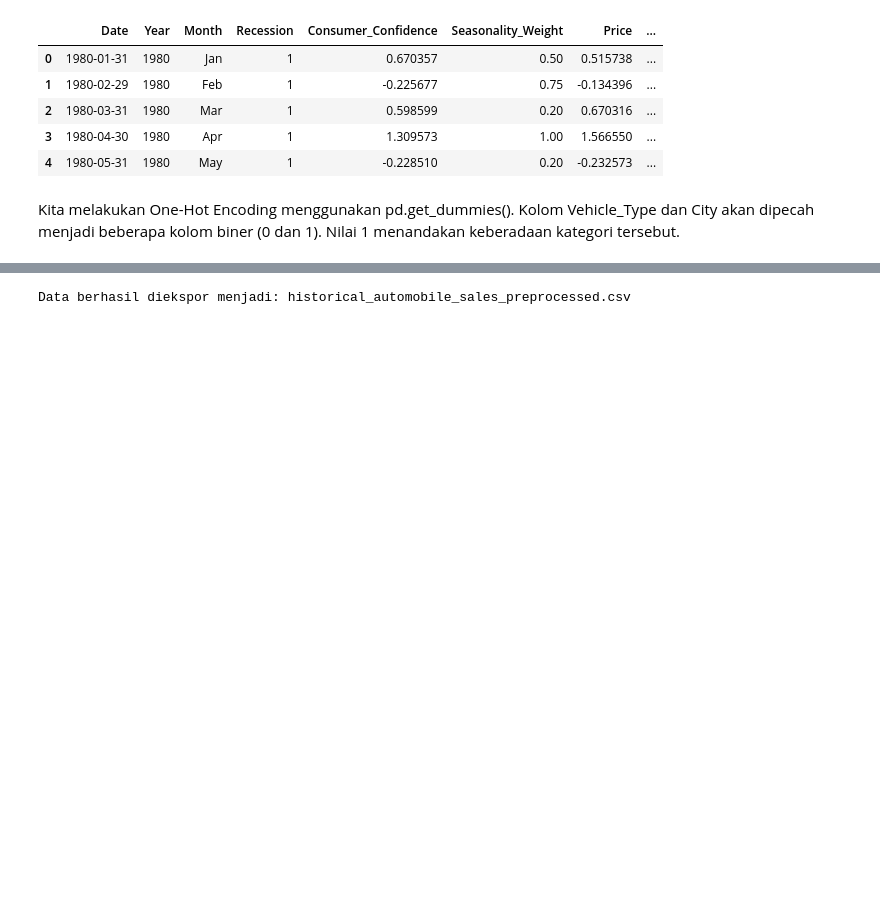
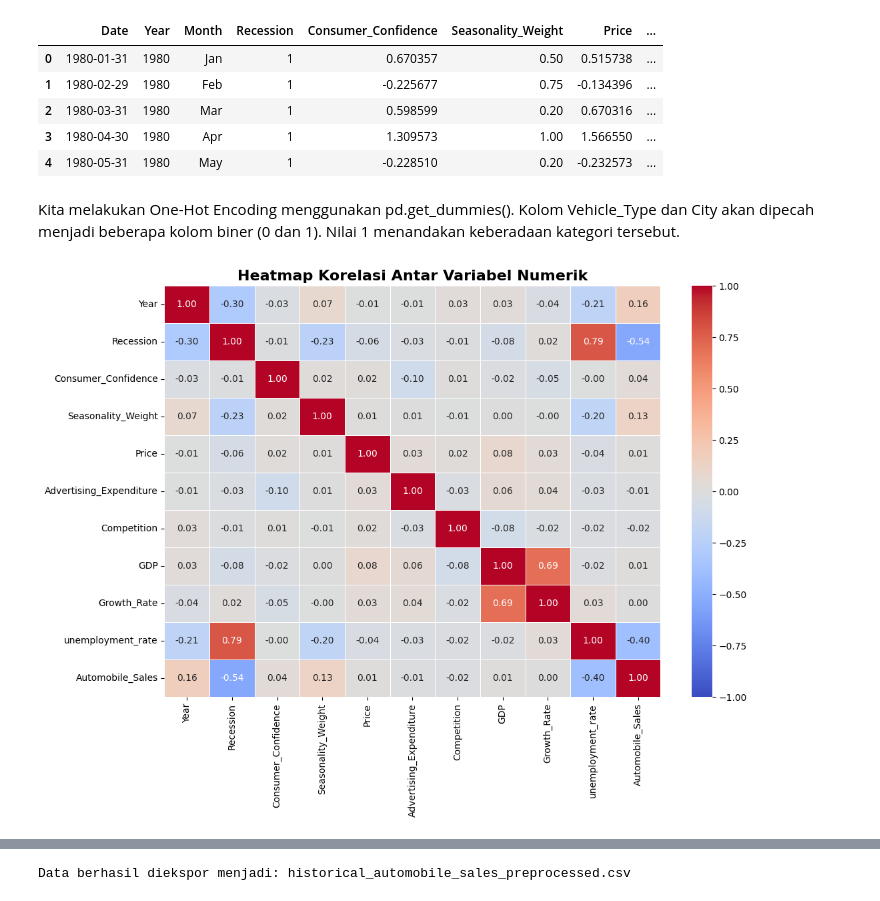
Before and after one commit to Alinberlian/iris-bootstrap-eda, a Jupyter notebook: Data_Pre_Processing.ipynb, the cells around one changed output, grey strips where cells are left out. Cells and saved outputs as stored; diff of their text form; code cells hidden in the pictures; blank space fills up the shorter version.

```diff
--- a/Data_Pre_Processing.ipynb
+++ b/Data_Pre_Processing.ipynb
@@ -139,3 +217,25 @@ Bentuk data setelah encoding: (528, 20)
 | 4 | 1980-05-31 | 1980 | May | 1 | -0.228510 | 0.20 | -0.232573 | ... |
 # %% [markdown]
 Kita melakukan One-Hot Encoding menggunakan pd.get_dummies(). Kolom Vehicle_Type dan City akan dipecah menjadi beberapa kolom biner (0 dan 1). Nilai 1 menandakan keberadaan kategori tersebut.
+# %%
+# Memilih hanya kolom yang bernilai numerik (karena korelasi Pearson butuh angka)
+numeric_df = df_processed.select_dtypes(include=['int64', 'float64'])
+
+# Menghitung matriks korelasi
+corr_matrix = numeric_df.corr()
+
+# Mengatur ukuran kanvas
+plt.figure(figsize=(12, 8))
+
+# Membuat Heatmap
+# annot=True untuk menampilkan angka korelasi di dalam kotak
+# cmap='coolwarm' memberikan gradasi warna dari biru (negatif) ke merah (positif)
+sns.heatmap(corr_matrix, annot=True, cmap='coolwarm', fmt=".2f", linewidths=0.5, vmin=-1, vmax=1)
+
+# Menambahkan judul
+plt.title('Heatmap Korelasi Antar Variabel Numerik', fontsize=16, fontweight='bold')
+
+# Menampilkan grafik
+plt.show()
+# %% [output]
+[figure, added]
```
Also changed, not shown: parts of 10 cells of this notebook.
